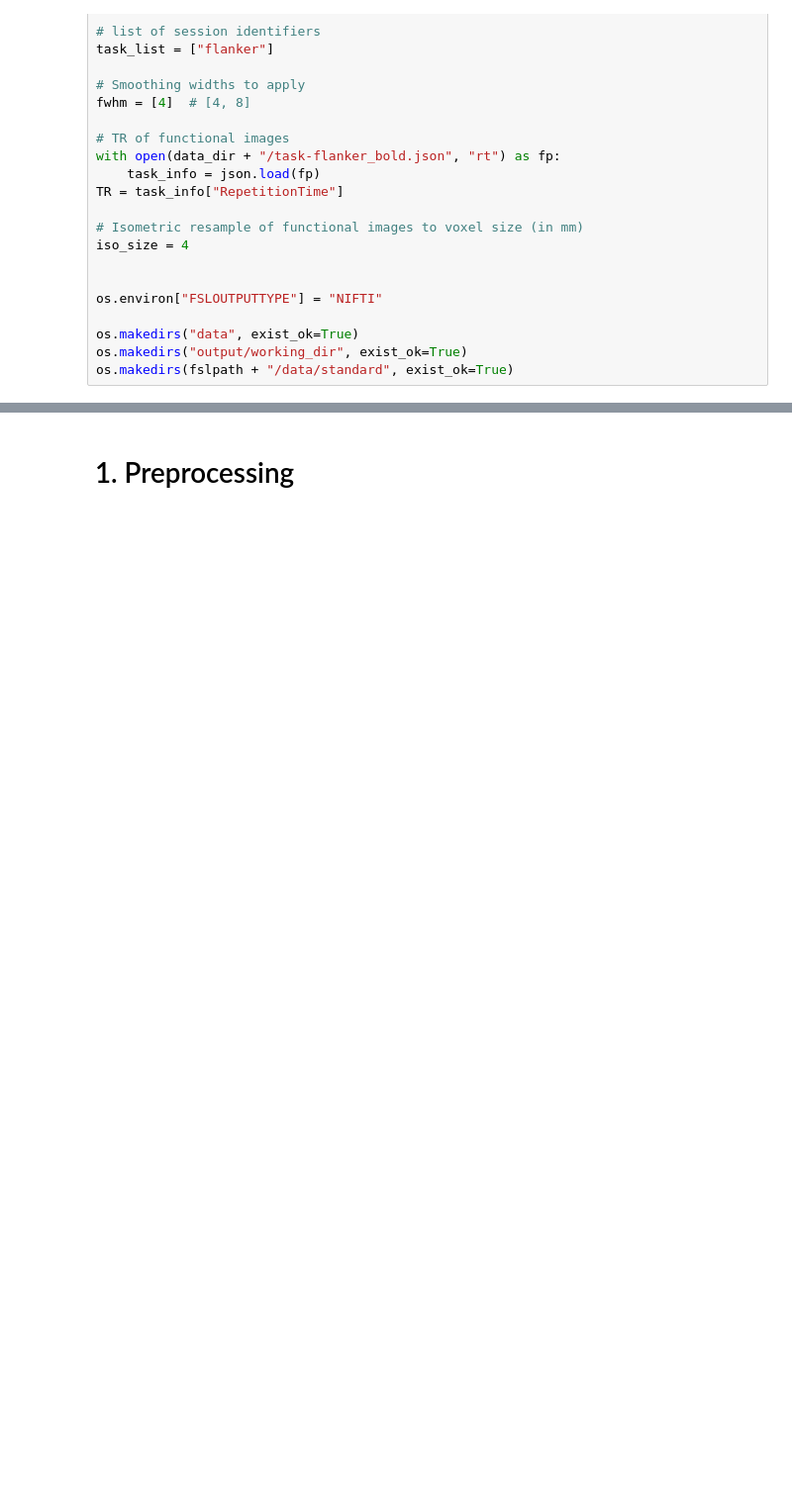
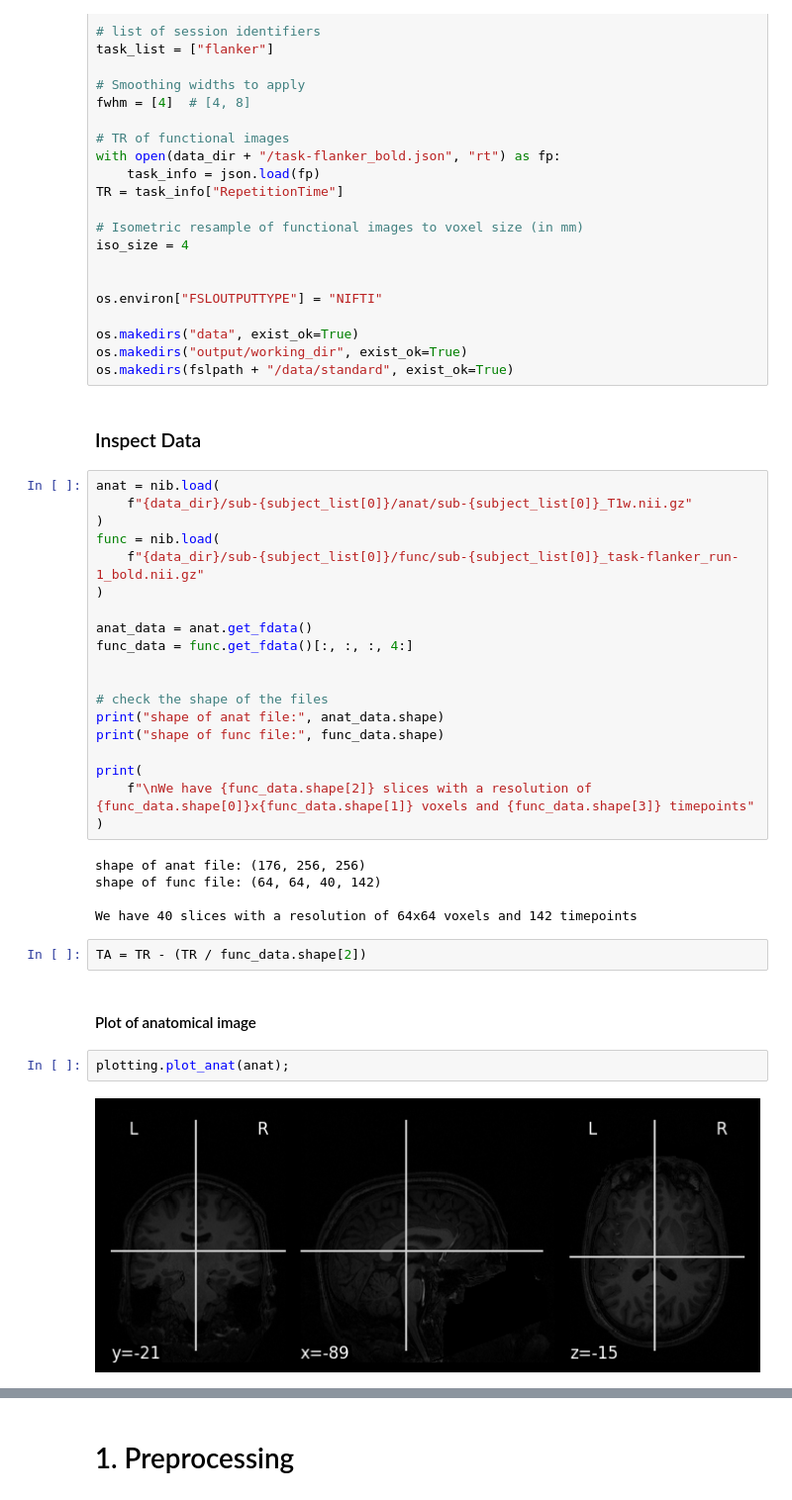
Before and after one commit to dominikpegler/tewa2-neuroimaging, a Jupyter notebook: assignments/Individual assignment 2.ipynb, the cells around one changed output, grey strips where cells are left out. Shown at 99% size. Saved outputs shown, nothing was run; the diff lists cells and outputs as text; blank space fills up the shorter version.

```diff
--- a/assignments/Individual assignment 2.ipynb
+++ b/assignments/Individual assignment 2.ipynb
@@ -87,3 +92,37 @@ os.environ["FSLOUTPUTTYPE"] = "NIFTI"
 os.makedirs("data", exist_ok=True)
 os.makedirs("output/working_dir", exist_ok=True)
 os.makedirs(fslpath + "/data/standard", exist_ok=True)
+# %% [markdown]
+### Inspect Data
+# %%
+anat = nib.load(
+    f"{data_dir}/sub-{subject_list[0]}/anat/sub-{subject_list[0]}_T1w.nii.gz"
+)
+func = nib.load(
+    f"{data_dir}/sub-{subject_list[0]}/func/sub-{subject_list[0]}_task-flanker_run-1_bold.nii.gz"
+)
+
+anat_data = anat.get_fdata()
+func_data = func.get_fdata()[:, :, :, 4:]
+
+
+# check the shape of the files
+print("shape of anat file:", anat_data.shape)
+print("shape of func file:", func_data.shape)
+
+print(
+    f"\nWe have {func_data.shape[2]} slices with a resolution of {func_data.shape[0]}x{func_data.shape[1]} voxels and {func_data.shape[3]} timepoints"
+)
+# %% [output]
+shape of anat file: (176, 256, 256)
+shape of func file: (64, 64, 40, 142)
+
+We have 40 slices with a resolution of 64x64 voxels and 142 timepoints
+# %%
+TA = TR - (TR / func_data.shape[2])
+# %% [markdown]
+#### Plot of anatomical image
+# %%
+plotting.plot_anat(anat);
+# %% [output]
+[figure, added]
```
Also changed, not shown: parts of 36 cells of this notebook, 1 other file.
